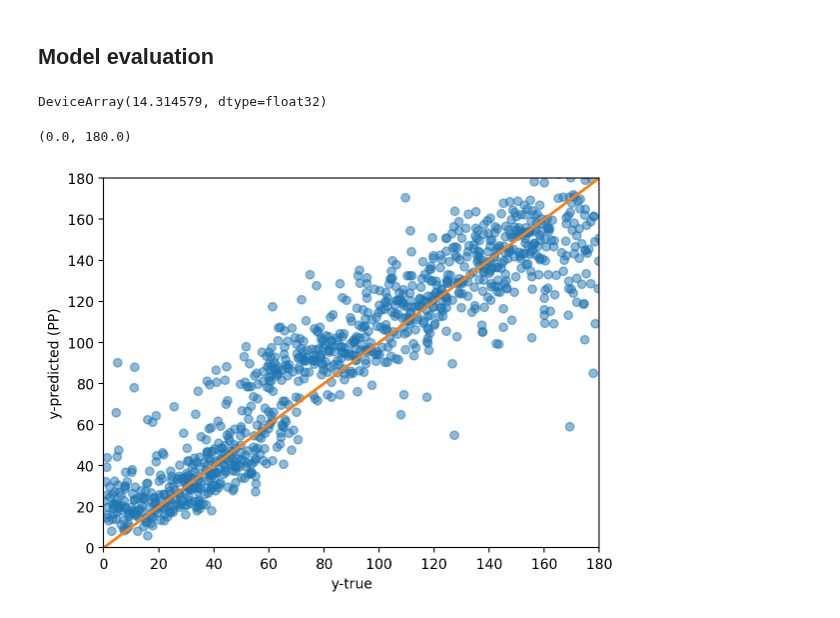
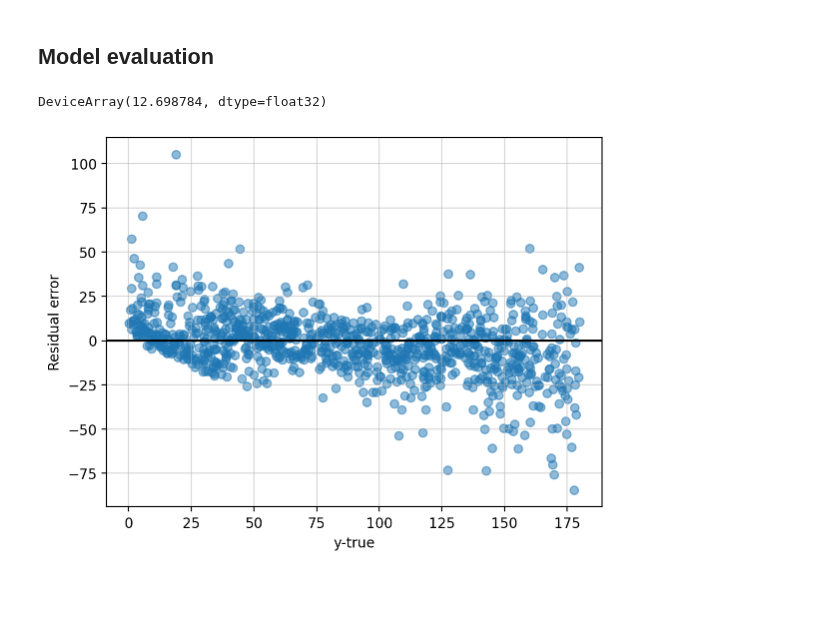
Before and after one commit to probml/dynamax, a Jupyter notebook: dynamax/rebayes/demos/BBB-rmnist.ipynb, the cells around one changed output. Saved outputs shown, nothing was run; the diff lists cells and outputs as text; code cells hidden in the pictures; blank space fills up the shorter version.

```diff
--- a/dynamax/rebayes/demos/BBB-rmnist.ipynb
+++ b/dynamax/rebayes/demos/BBB-rmnist.ipynb
@@ -144,17 +143,3 @@ opt_state = TrainState.create(
     params=b3p,
     tx=tx
 )
-# %%
-%%time
-losses = []
-test_mae = []
-for key_epoch in (pbar := tqdm(keys_epochs)):
-    loss, opt_state = bbb.train_epoch(key, opt_state, X_train, y_train, batch_size, part_lossfn, model, reconstruct_fn)
-    vmae, _ = eval_mae(key, opt_state.params, X_test, y_test, reconstruct_fn)
-    pbar.set_description(f"{loss=:0.4e} | {vmae=:0.4f}")
-
-    test_mae.append(vmae)
-    losses.append(loss)
-
-losses = np.array(losses)
-test_mae = np.array(test_mae)
@@ -163,0 +146,16 @@ Wall time: 1min 58s
+# %%
+%%time
+losses = []
+test_mae = []
+# for key_epoch in (pbar := tqdm(keys_epochs)):
+for epoch in (pbar := tqdm(range(num_epochs))):
+    key_epoch = jax.random.fold_in(key_train, epoch)
+    loss, opt_state = bbb.train_epoch(key_epoch, opt_state, X_train, y_train, batch_size, part_lossfn, model, reconstruct_fn)
+    vmae, _ = eval_mae(key, opt_state.params, X_test, y_test, reconstruct_fn)
+    pbar.set_description(f"{loss=:0.4e} | {vmae=:0.4f}")
+
+    test_mae.append(vmae)
+    losses.append(loss)
+
+losses = np.array(losses)
+test_mae = np.array(test_mae)
@@ -167,14 +168,13 @@ Wall time: 1min 58s
 mae, yhat_test = eval_mae(key, opt_state.params, X_test, y_test, reconstruct_fn)
 mae
 # %% [output]
-DeviceArray(14.314579, dtype=float32)
+DeviceArray(12.698784, dtype=float32)
 # %%
-plt.scatter(y_test, yhat_test, alpha=0.5, edgecolors=None)
-plt.ylabel("y-predicted (PP)")
+residual_err = yhat_test - y_test
+plt.scatter(y_test, residual_err, alpha=0.5, edgecolors=None)
+plt.ylabel("Residual error")
 plt.xlabel("y-true")
-plt.plot([0, 180], [0, 180], c="tab:orange", linewidth=2)
-plt.ylim(0, 180)
-plt.xlim(0, 180)
+plt.axhline(y=0, c="black")
+plt.grid(alpha=0.5)
 # %% [output]
-(0.0, 180.0)
-[figure, old version]
+[figure, new version]
```
Also changed, not shown: parts of 19 cells of this notebook.
